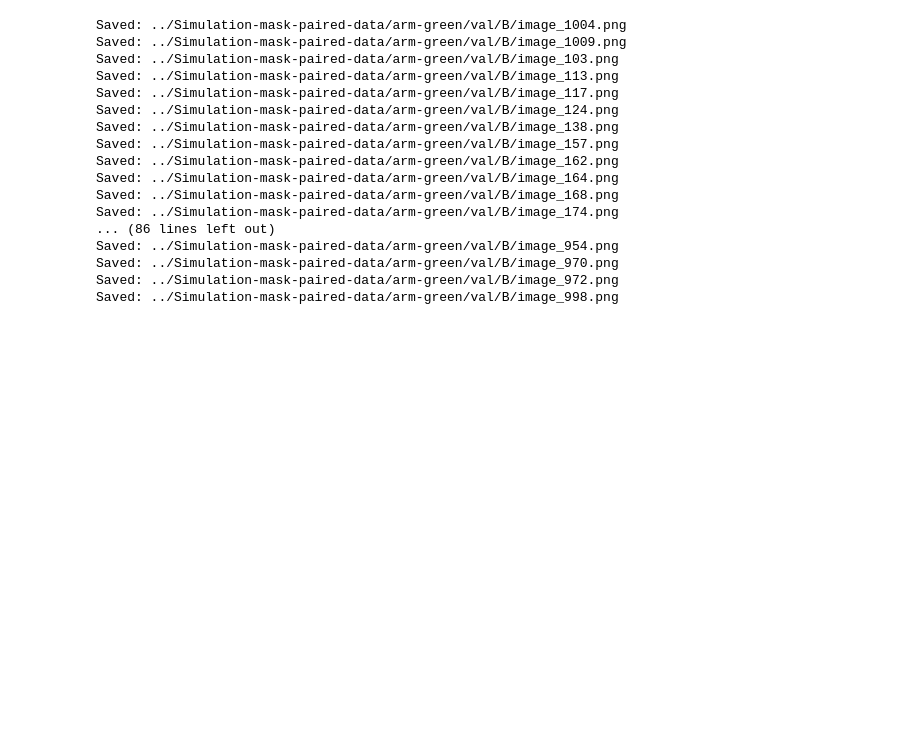
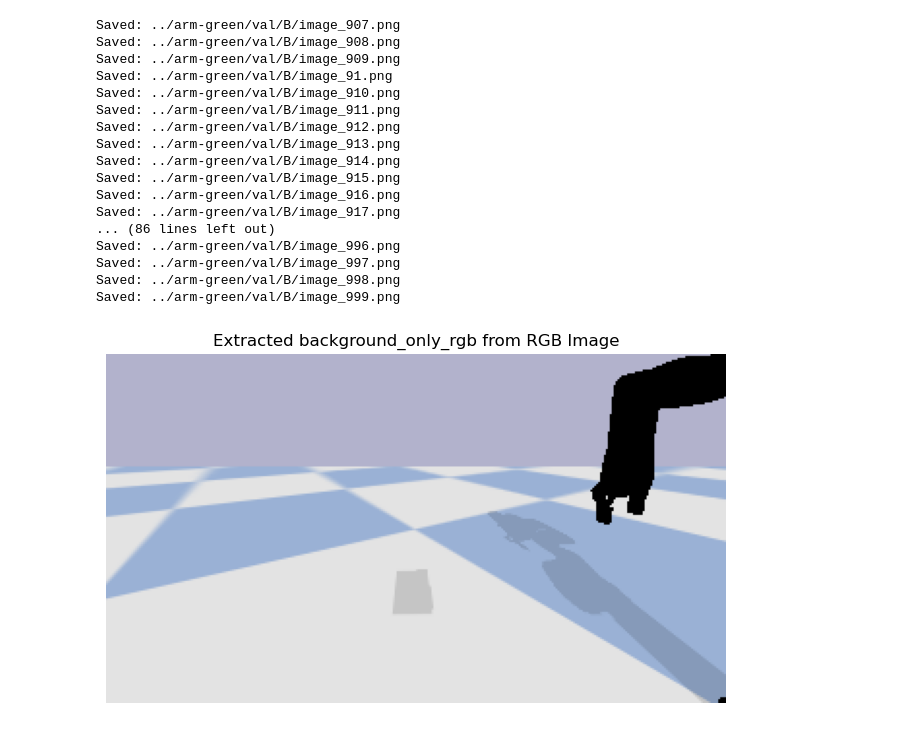
Before and after one commit to puru-ojha/BBDM-RRC-Puru, a Jupyter notebook: green-bg-only-arm-utils/helper.ipynb, the cells around one changed output. Saved outputs shown, nothing was run; the diff lists cells and outputs as text; code cells hidden in the pictures; blank space fills up the shorter version.

```diff
--- a/green-bg-only-arm-utils/helper.ipynb
+++ b/green-bg-only-arm-utils/helper.ipynb
@@ -5,8 +6,11 @@ import numpy as np
 # %%
+"""
+Run this cell to make the dataset : green bg + only arm
+"""
 
 image_folder = "../Simulation-mask-paired-data/val/B"
-mask_folder = "../Simulation-mask-paired-data/val/B-masks/"
-output_folder = "../Simulation-mask-paired-data/arm-green/val/B/"
+mask_folder = "../Simulation-mask-paired-data/val/B-masks"
+output_folder = "../arm-green/val/B"
 
 os.makedirs(output_folder, exist_ok=True)
 image_filenames = sorted([f for f in os.listdir(image_folder) if f.endswith('.png')])
@@ -34,20 +38,20 @@ for filename in image_filenames:
     cv2.imwrite(output_path, result)
     print(f"Saved: {output_path}")
 # %% [output]
-Saved: ../Simulation-mask-paired-data/arm-green/val/B/image_1004.png
-Saved: ../Simulation-mask-paired-data/arm-green/val/B/image_1009.png
-Saved: ../Simulation-mask-paired-data/arm-green/val/B/image_103.png
-Saved: ../Simulation-mask-paired-data/arm-green/val/B/image_113.png
-Saved: ../Simulation-mask-paired-data/arm-green/val/B/image_117.png
-Saved: ../Simulation-mask-paired-data/arm-green/val/B/image_124.png
-Saved: ../Simulation-mask-paired-data/arm-green/val/B/image_138.png
-Saved: ../Simulation-mask-paired-data/arm-green/val/B/image_157.png
-Saved: ../Simulation-mask-paired-data/arm-green/val/B/image_162.png
-Saved: ../Simulation-mask-paired-data/arm-green/val/B/image_164.png
-Saved: ../Simulation-mask-paired-data/arm-green/val/B/image_168.png
-Saved: ../Simulation-mask-paired-data/arm-green/val/B/image_174.png
+Saved: ../arm-green/val/B/image_907.png
+Saved: ../arm-green/val/B/image_908.png
+Saved: ../arm-green/val/B/image_909.png
+Saved: ../arm-green/val/B/image_91.png
+Saved: ../arm-green/val/B/image_910.png
+Saved: ../arm-green/val/B/image_911.png
+Saved: ../arm-green/val/B/image_912.png
+Saved: ../arm-green/val/B/image_913.png
+Saved: ../arm-green/val/B/image_914.png
+Saved: ../arm-green/val/B/image_915.png
+Saved: ../arm-green/val/B/image_916.png
+Saved: ../arm-green/val/B/image_917.png
 ... (86 lines left out)
-Saved: ../Simulation-mask-paired-data/arm-green/val/B/image_954.png
-Saved: ../Simulation-mask-paired-data/arm-green/val/B/image_970.png
-Saved: ../Simulation-mask-paired-data/arm-green/val/B/image_972.png
-Saved: ../Simulation-mask-paired-data/arm-green/val/B/image_998.png
+Saved: ../arm-green/val/B/image_996.png
+Saved: ../arm-green/val/B/image_997.png
+Saved: ../arm-green/val/B/image_998.png
+Saved: ../arm-green/val/B/image_999.png
@@ -53,0 +60,26 @@ Saved: ../Simulation-mask-paired-data/arm-green/val/B/image_998.png
+# %%
+"""
+Run this cell to do the inpainting task
+
+Step 1 : get only the bg of xArm by removing the object in foreground
+
+Good results : 9 , 90
+"""
+
+rgb_image = cv2.imread(f'../Simulation-mask-paired-data/test/A/image_{image_no}.png')
+rgb_image = cv2.cvtColor(rgb_image, cv2.COLOR_BGR2RGB)
+
+mask_image = cv2.imread(f'../Simulation-mask-paired-data/test/A-masks/image_{image_no}.png', cv2.IMREAD_GRAYSCALE)
+
+background_mask = (mask_image == 0).astype(np.uint8)
+background_mask_3ch = cv2.merge([background_mask]*3)
+
+background_only = rgb_image * background_mask_3ch  # This is already RGB
+
+plt.figure(figsize=(8, 6))
+plt.imshow(background_only)
+plt.title("Extracted background_only_rgb from RGB Image")
+plt.axis('off')
+plt.show()
+# %% [output]
+[figure, added]
```
Also changed, not shown: parts of 7 cells of this notebook, 7 other files.
